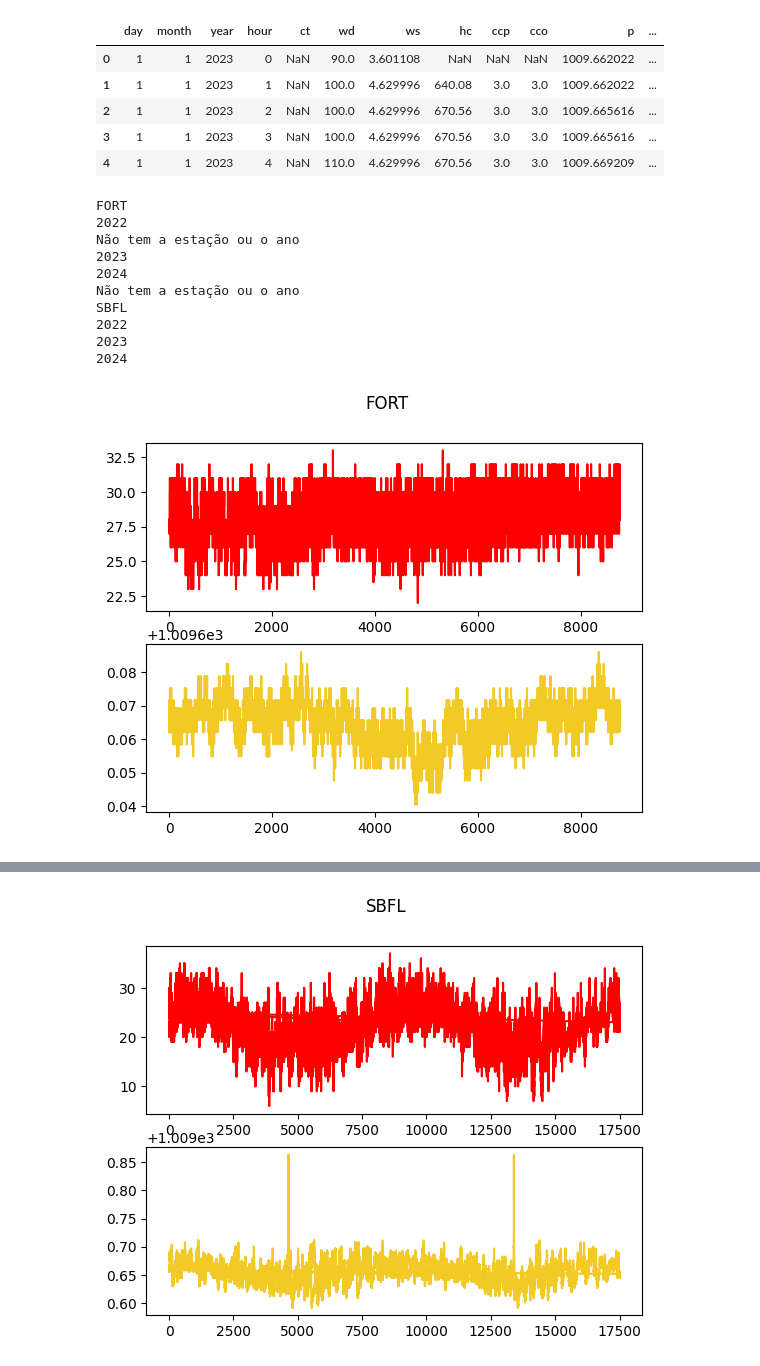
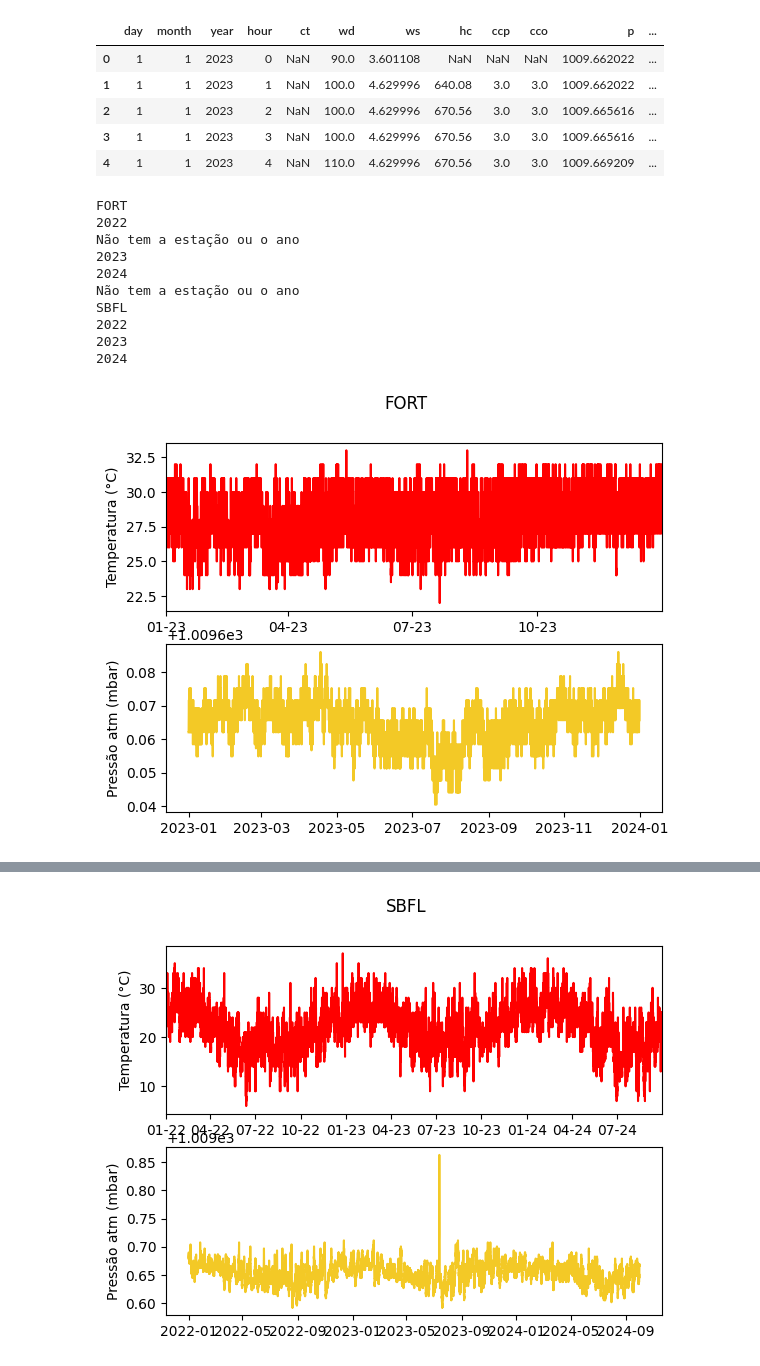
Before and after one commit to leohoinaski/ENS410064, a Jupyter notebook: 2024/notebooks/Aula03.ipynb, the cells around one changed output, grey strips where cells are left out. Saved outputs shown, nothing was run; the diff lists cells and outputs as text; code cells hidden in the pictures.

```diff
--- a/2024/notebooks/Aula03.ipynb
+++ b/2024/notebooks/Aula03.ipynb
@@ -105,6 +105,7 @@ metar_SBFL_2024.csv
 def statisticsAndFigures (dataAll,st,years,cwd):
 
     from windrose import WindroseAxes
+    import matplotlib.dates as mdates
 
     # Criando a pasta das figuras
     os.makedirs(os.path.dirname(cwd) +'\\figuras\\'+st, exist_ok=True)
@@ -112,7 +113,14 @@ def statisticsAndFigures (dataAll,st,years,cwd):
     # Criando uma figura para a estação
     fig, ax = plt.subplots(2)
     ax[0].plot(dataAll.temp,color='red')
+    ax[0].set_ylabel('Temperatura (°C)')
+    ax[0].xaxis.set_major_locator(mdates.MonthLocator(interval=3))
+    # set formatter
+    ax[0].xaxis.set_major_formatter(mdates.DateFormatter('%m-%y'))
+    ax[0].set_xlim([dataAll.index.min(),dataAll.index.max()])
     ax[1].plot(dataAll.p, color = '#f3c926')
+    ax[1].set_ylabel('Pressão atm (mbar)')
+
     fig.suptitle(st)
 
     # Salvando a figura
@@ -130,30 +138,33 @@ def statisticsAndFigures (dataAll,st,years,cwd):
 # %%
 # Condicionando a leitura para apenas uma estação
 for st in stations:
     dataAll = []
     print(st)
     for year in years:
         print(year)
         try:
             data = pd.read_csv(dataPath+'\\'+'metar_'+st+'_'+year+'.csv')
             dataAll.append(data)
         except:
             print('Não tem a estação ou o ano')
 
     # Concatenando a lista de dados
     dataAll = pd.concat(dataAll)
+    dataAll['datetime'] = pd.to_datetime(dataAll[['year','month','day','hour']])
+    dataAll = dataAll.drop_duplicates(subset='datetime', keep="first")
+    dataAll = dataAll.set_index('datetime')
     statisticsAndFigures (dataAll,st,years,cwd)
 # %% [output]
 FORT
 2022
 Não tem a estação ou o ano
 2023
 2024
 Não tem a estação ou o ano
 SBFL
 2022
 2023
 2024
-[figure, old version]
+[figure, new version]
 [figure]
-[figure, old version]
+[figure, new version]
```
Also changed, not shown: parts of 10 cells of this notebook, 1 other file.
